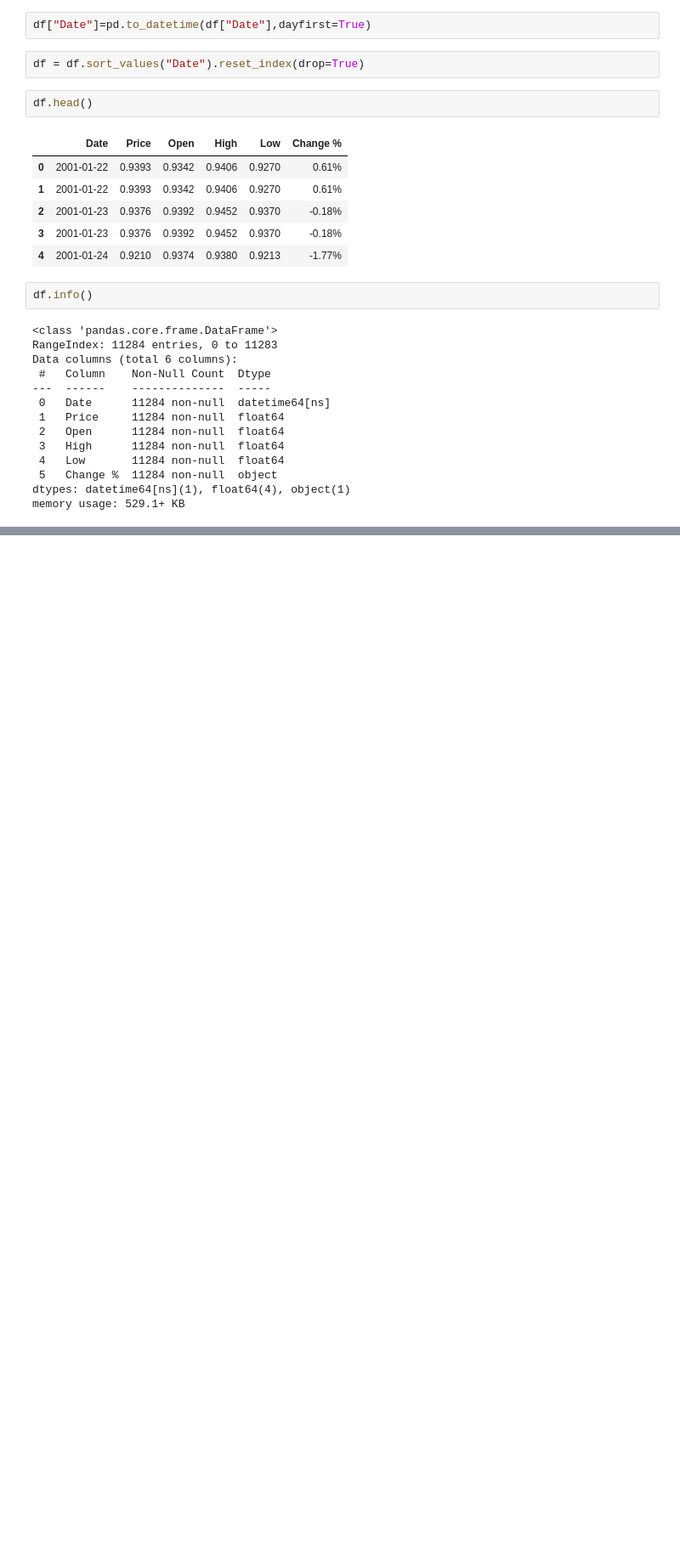
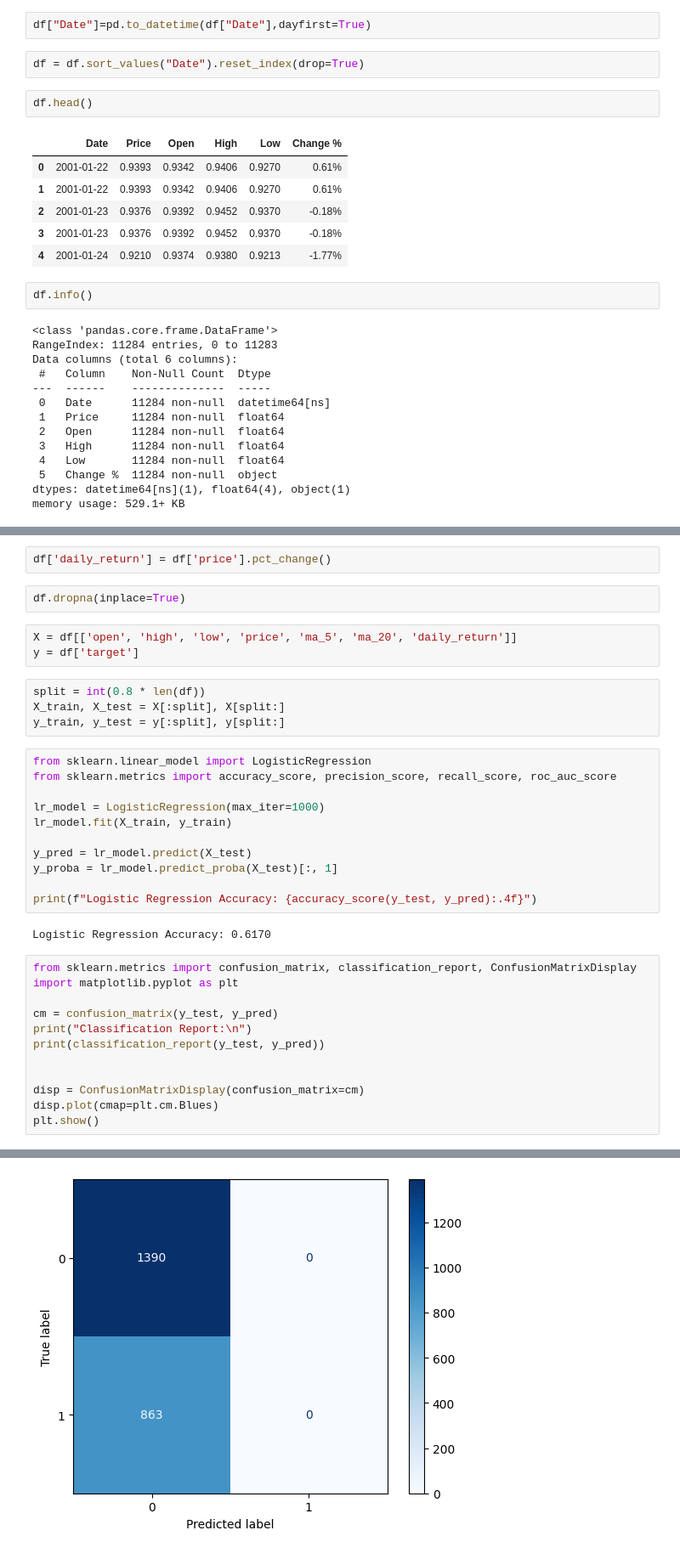
Before and after one commit to NITHISHKUMAR0283/forex_trend_prediction_ml, a Jupyter notebook: forex_prediction.ipynb, the cells around one changed output, grey strips where cells are left out. Shown at 85% size. Cells and saved outputs as stored; diff of their text form; blank space fills up the shorter version.

Commit message:
Found imbalnce and found logistic regression is not suitable because of accuracy and precision trade off

```diff
--- a/forex_prediction.ipynb
+++ b/forex_prediction.ipynb
@@ -38,0 +53,37 @@ memory usage: 529.1+ KB
+# %%
+df['daily_return'] = df['price'].pct_change()
+# %%
+df.dropna(inplace=True)
+# %%
+X = df[['open', 'high', 'low', 'price', 'ma_5', 'ma_20', 'daily_return']]
+y = df['target']
+# %%
+split = int(0.8 * len(df))
+X_train, X_test = X[:split], X[split:]
+y_train, y_test = y[:split], y[split:]
+# %%
+from sklearn.linear_model import LogisticRegression
+from sklearn.metrics import accuracy_score, precision_score, recall_score, roc_auc_score
+
+lr_model = LogisticRegression(max_iter=1000)
+lr_model.fit(X_train, y_train)
+
+y_pred = lr_model.predict(X_test)
+y_proba = lr_model.predict_proba(X_test)[:, 1]
+
+print(f"Logistic Regression Accuracy: {accuracy_score(y_test, y_pred):.4f}")
+# %% [output]
+Logistic Regression Accuracy: 0.6170
+# %%
+from sklearn.metrics import confusion_matrix, classification_report, ConfusionMatrixDisplay
+import matplotlib.pyplot as plt
+
+cm = confusion_matrix(y_test, y_pred)
+print("Classification Report:\n")
+print(classification_report(y_test, y_pred))
+
+
+disp = ConfusionMatrixDisplay(confusion_matrix=cm)
+disp.plot(cmap=plt.cm.Blues)
+plt.show()
+# %% [output]
@@ -38,0 +100 @@ memory usage: 529.1+ KB
+[figure, added]
```
Also changed, not shown: parts of 10 cells of this notebook.
